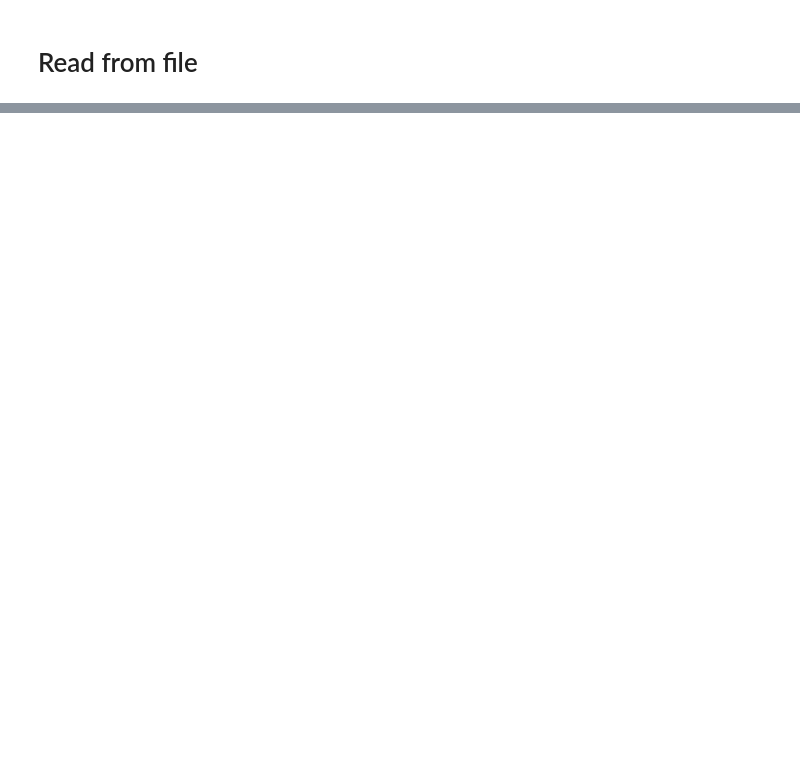
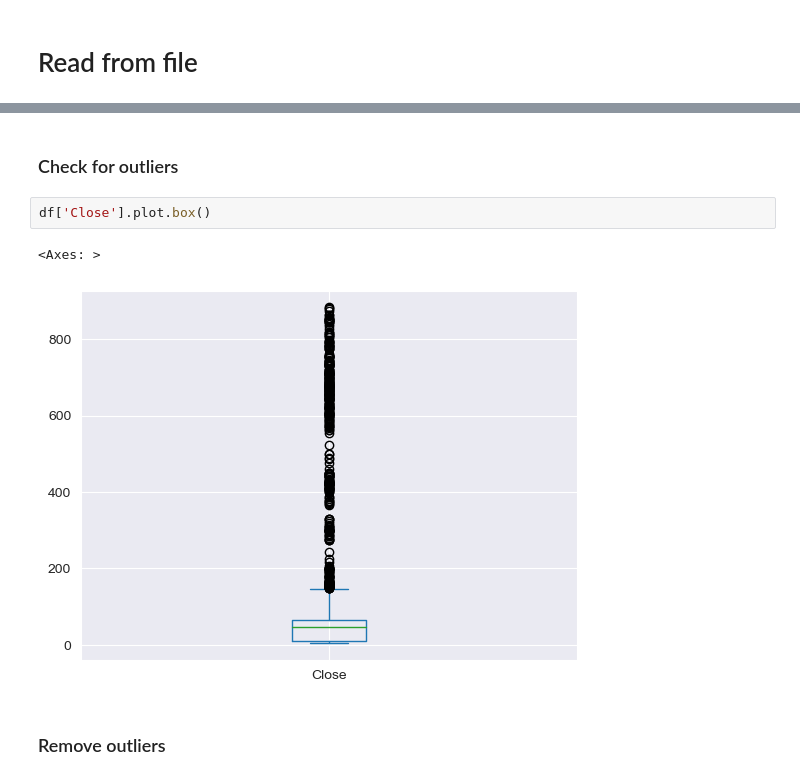
Before and after one commit to rasmusjs/DAVE3625-1-23H-Intro-To-AI-Assignment-2, a Jupyter notebook: main.ipynb, the cells around one changed output, grey strips where cells are left out. Cells and saved outputs as stored; diff of their text form; blank space fills up the shorter version.

```diff
--- a/main.ipynb
+++ b/main.ipynb
@@ -25,0 +80,9 @@ df.head()
+# %% [markdown]
+### Check for outliers
+# %%
+df['Close'].plot.box()
+# %% [output]
+<Axes: >
+[figure, added]
+# %% [markdown]
+### Remove outliers
```
Also changed, not shown: parts of 25 cells of this notebook.
